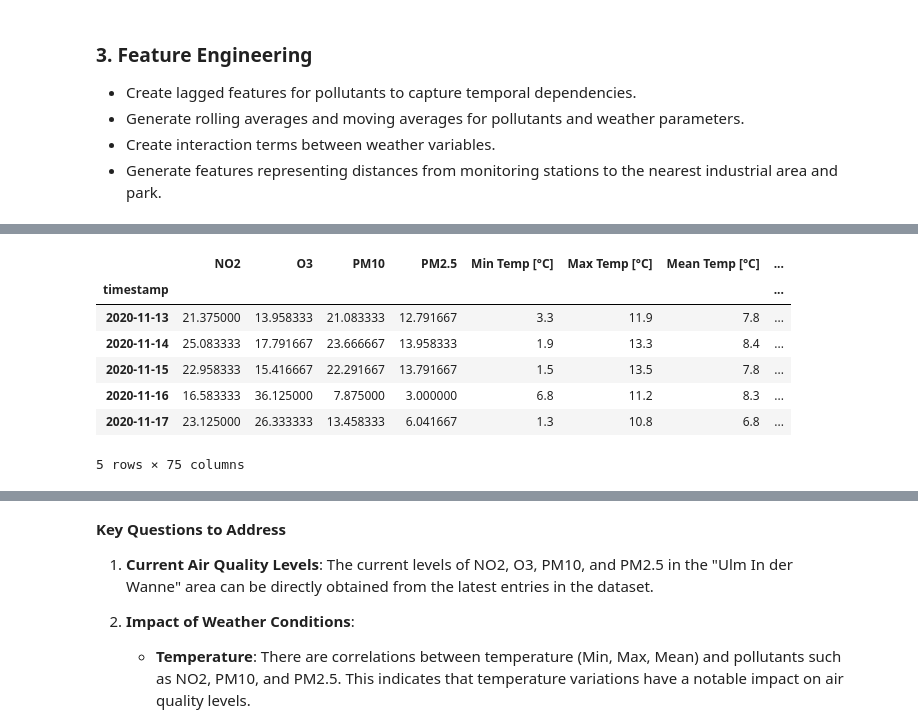
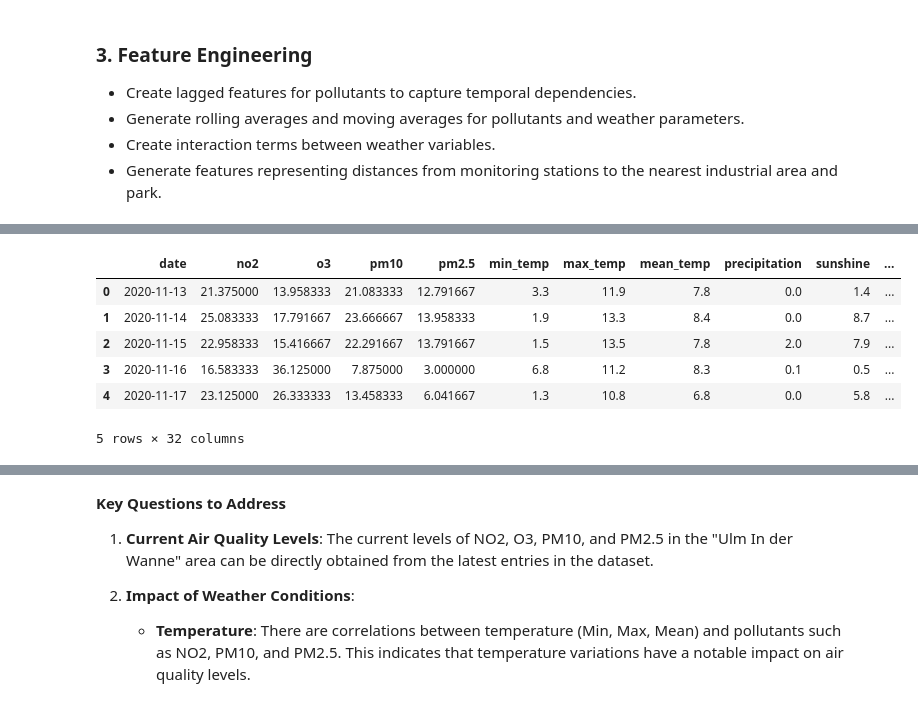
Before and after one commit to markuskuehnle/ulm-air-quality, a Jupyter notebook: notebooks/05_exploratory_data_analysis_patterns.ipynb, the cells around one changed output, grey strips where cells are left out. Saved outputs shown, nothing was run; the diff lists cells and outputs as text; code cells hidden in the pictures.

```diff
--- a/notebooks/05_exploratory_data_analysis_patterns.ipynb
+++ b/notebooks/05_exploratory_data_analysis_patterns.ipynb
@@ -251,11 +255,9 @@ Last date in pollutants_df: 2024-04-16 00:00:00
 # %%
-# Filter weather_df to only include dates present in pollutants_df
-weather_df_filtered = weather_df.loc[pollutants_df.index]
-
-# Merge the DataFrames
-timeseries_df = pd.merge(pollutants_df, weather_df_filtered, left_index=True, right_index=True, how='inner')
+# Merge the DataFrames on the 'date' column
+timeseries_df = pd.merge(pollutants_df_daily, weather_df_daily, on='date', how='inner')
 
 # Display the resulting DataFrame
+print("Timeseries DataFrame after merging:")
 display(timeseries_df.head())
 display(timeseries_df.tail())
 # %% [output]
@@ -275,0 +277,5 @@ display(timeseries_df.tail())
+# %%
+timeseries_df.columns = (timeseries_df.columns
+                        .str.replace(r' \[.*\]', '', regex=True)  # Remove suffix
+                        .str.lower()  # Convert to lowercase
+                        .str.replace(' ', '_'))  # Replace spaces with underscores
@@ -317,59 +343,38 @@ def extract_date_features(df):
 # 2. Create Interaction Features
 def create_interaction_features(df):
     # Pollutant and weather interactions
-    df['Temp_PM10_Interaction'] = df['Mean Temp [°C]'] * df['PM10']
-    df['WindSpeed_PM2.5_Interaction'] = df['Max Wind Gust [km/h]'] * df['PM2.5']
-    df['Sunshine_PM10_Interaction'] = df['Sunshine [h]'] * df['PM10']
+    df['temp_pm10_interaction'] = df['mean_temp'] * df['pm10']
+    df['windspeed_pm2.5_interaction'] = df['max_wind_gust'] * df['pm2.5']
+    df['sunshine_pm10_interaction'] = df['sunshine'] * df['pm10']
 
     # Weather condition interactions
-    df['Temp_WindSpeed_Interaction'] = df['Mean Temp [°C]'] * df['Max Wind Gust [km/h]']
-    df['Temp_Sunshine_Interaction'] = df['Mean Temp [°C]'] * df['Sunshine [h]']
-    df['WindSpeed_Sunshine_Interaction'] = df['Max Wind Gust [km/h]'] * df['Sunshine [h]']
+    df['temp_windspeed_interaction'] = df['mean_temp'] * df['max_wind_gust']
+    df['temp_sunshine_interaction'] = df['mean_temp'] * df['sunshine']
+    df['windspeed_sunshine_interaction'] = df['max_wind_gust'] * df['sunshine']
     return df
 
 # 3. Create Polynomial Features
 def create_polynomial_features(df):
-    df['Temp_Squared'] = df['Mean Temp [°C]'] ** 2
-    df['WindSpeed_Squared'] = df['Max Wind Gust [km/h]'] ** 2
-    df['Sunshine_Squared'] = df['Sunshine [h]'] ** 2
+    df['temp_squared'] = df['mean_temp'] ** 2
+    df['windspeed_squared'] = df['max_wind_gust'] ** 2
+    df['sunshine_squared'] = df['sunshine'] ** 2
 
-    df['Temp_Cubed'] = df['Mean Temp [°C]'] ** 3
-    df['WindSpeed_Cubed'] = df['Max Wind Gust [km/h]'] ** 3
-    df['Sunshine_Cubed'] = df['Sunshine [h]'] ** 3
+    df['temp_cubed'] = df['mean_temp'] ** 3
+    df['windspeed_cubed'] = df['max_wind_gust'] ** 3
+    df['sunshine_cubed'] = df['sunshine'] ** 3
     return df
 
 # 4. Create Ratio Features
 def create_ratio_features(df):
-    df['Temp_Precipitation_Ratio'] = df['Mean Temp [°C]'] / (df['Precipitation [l/m2]'] + 1)
-    df['WindSpeed_Temp_Ratio'] = df['Max Wind Gust [km/h]'] / (df['Mean Temp [°C]'] + 1)
+    df['temp_precipitation_ratio'] = df['mean_temp'] / (df['precipitation'] + 1)
+    df['windspeed_temp_ratio'] = df['max_wind_gust'] / (df['mean_temp'] + 1)
     return df
-
-# 5. Create Lag and Rolling Features
-# def create_lag_rolling_features(df, lag_days=7):
-#     pollutants = ['NO2', 'O3', 'PM10', 'PM2.5']
-#     for col in pollutants:
-#         for lag in range(1, lag_days + 1):
-#             df[f'{col}_lag_{lag}'] = df[col].shift(lag)
-#         df[f'{col}_rolling_mean'] = df[col].rolling(window=lag_days).mean()
-#     df.bfill(inplace=True)
-#     return df
 
 # 6. Create Cross Features
 def create_cross_features(df):
     df['day_of_week_month'] = df['day_of_week'] * df['month']
     df['month_year'] = df['month'] * df['year']
     return df
-
-# 7. Create Seasonal Decomposition Features
-# def create_seasonal_decomposition_features(df):
-#     pollutants = ['NO2', 'O3', 'PM10', 'PM2.5']
-#     for col in pollutants:
-#         decomposition = sm.tsa.seasonal_decompose(df[col].dropna(), model='additive', period=365)
-#         df[f'{col}_Trend'] = decomposition.trend
-#         df[f'{col}_Seasonal'] = decomposition.seasonal
-#         df[f'{col}_Residual'] = decomposition.resid
-#     df.bfill(inplace=True)
-#     return df
 
 # 8. Combine All Feature Engineering Steps
 def perform_feature_engineering(df):
@@ -381,6 +386,9 @@ def perform_feature_engineering(df):
     return df
 
 # Perform feature engineering
+timeseries_df['date'] = pd.to_datetime(timeseries_df['date'])
+timeseries_df.set_index('date', inplace=True)
 timeseries_df = perform_feature_engineering(timeseries_df)
+timeseries_df.reset_index(inplace=True)
 timeseries_df.head()
 # %% [output]
@@ -387,11 +396,10 @@ timeseries_df.head()
-|  | NO2 | O3 | PM10 | PM2.5 | Min Temp [°C] | Max Temp [°C] | Mean Temp [°C] | ... |
-| timestamp |  |  |  |  |  |  |  | ... |
-| 2020-11-13 | 21.375000 | 13.958333 | 21.083333 | 12.791667 | 3.3 | 11.9 | 7.8 | ... |
-| 2020-11-14 | 25.083333 | 17.791667 | 23.666667 | 13.958333 | 1.9 | 13.3 | 8.4 | ... |
-| 2020-11-15 | 22.958333 | 15.416667 | 22.291667 | 13.791667 | 1.5 | 13.5 | 7.8 | ... |
-| 2020-11-16 | 16.583333 | 36.125000 | 7.875000 | 3.000000 | 6.8 | 11.2 | 8.3 | ... |
-| 2020-11-17 | 23.125000 | 26.333333 | 13.458333 | 6.041667 | 1.3 | 10.8 | 6.8 | ... |
+|  | date | no2 | o3 | pm10 | pm2.5 | min_temp | max_temp | mean_temp | precipitation | sunshine | ... |
+| 0 | 2020-11-13 | 21.375000 | 13.958333 | 21.083333 | 12.791667 | 3.3 | 11.9 | 7.8 | 0.0 | 1.4 | ... |
+| 1 | 2020-11-14 | 25.083333 | 17.791667 | 23.666667 | 13.958333 | 1.9 | 13.3 | 8.4 | 0.0 | 8.7 | ... |
+| 2 | 2020-11-15 | 22.958333 | 15.416667 | 22.291667 | 13.791667 | 1.5 | 13.5 | 7.8 | 2.0 | 7.9 | ... |
+| 3 | 2020-11-16 | 16.583333 | 36.125000 | 7.875000 | 3.000000 | 6.8 | 11.2 | 8.3 | 0.1 | 0.5 | ... |
+| 4 | 2020-11-17 | 23.125000 | 26.333333 | 13.458333 | 6.041667 | 1.3 | 10.8 | 6.8 | 0.0 | 5.8 | ... |
-5 rows × 75 columns
+5 rows × 32 columns
 # %%
 threshold = 0.5
 correlation_matrix = timeseries_df.corr()
```
Also changed, not shown: parts of 12 cells of this notebook, 2 other files.
